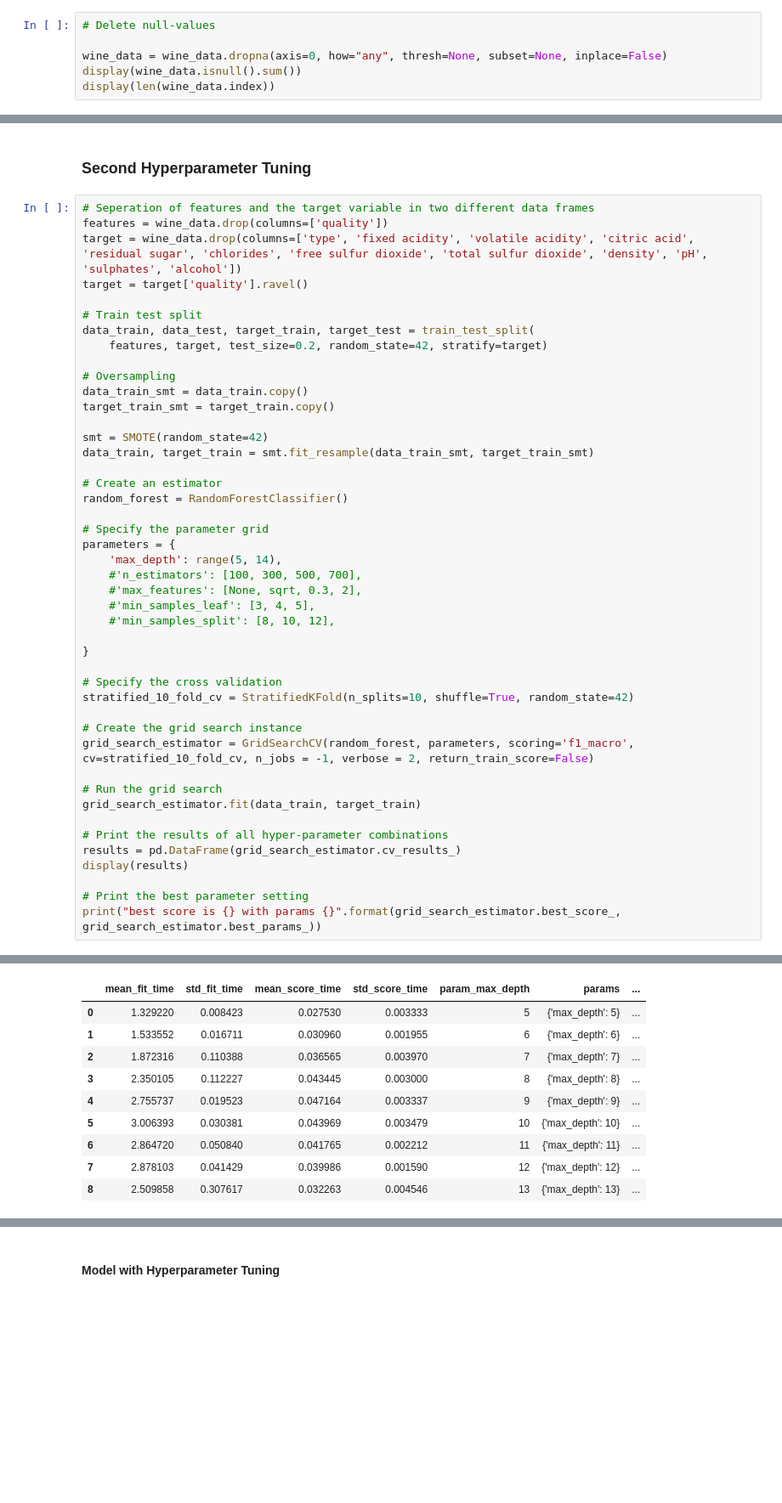
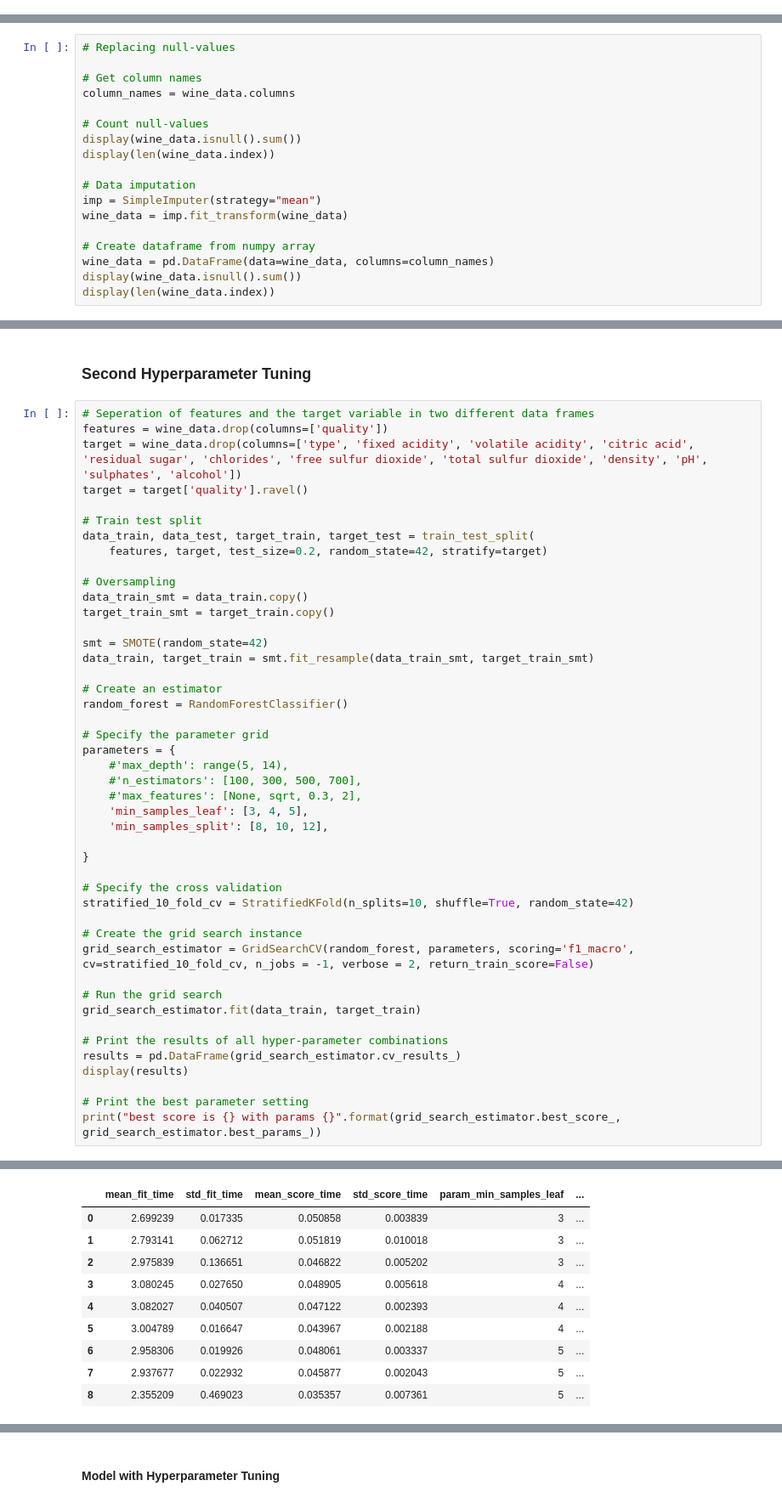
Before and after one commit to schneemax/DataMining---Mineheim, a Jupyter notebook: Code/Random Forest/Wine_Quality_Prediction_rf_preventing_overfitting.ipynb, the cells around one changed output, grey strips where cells are left out. Shown: that part at 85% size. Drawn from its saved outputs; the diff is of its cells as text; blank space fills up the shorter version.

```diff
--- a/Code/Random Forest/Wine_Quality_Prediction_rf_preventing_overfitting.ipynb
+++ b/Code/Random Forest/Wine_Quality_Prediction_rf_preventing_overfitting.ipynb
@@ -252,9 +253,3 @@ display(len(wine_data.index))
 # %% [output]
 6497
 6497
-# %%
-# Delete null-values
-
-wine_data = wine_data.dropna(axis=0, how="any", thresh=None, subset=None, inplace=False)
-display(wine_data.isnull().sum())
-display(len(wine_data.index))
@@ -396,0 +310,18 @@ dtype: int64
+# %%
+# Replacing null-values
+
+# Get column names
+column_names = wine_data.columns
+
+# Count null-values
+display(wine_data.isnull().sum())
+display(len(wine_data.index))
+
+# Data imputation
+imp = SimpleImputer(strategy="mean")
+wine_data = imp.fit_transform(wine_data)
+
+# Create dataframe from numpy array
+wine_data = pd.DataFrame(data=wine_data, columns=column_names)
+display(wine_data.isnull().sum())
+display(len(wine_data.index))
@@ -1198,43 +1156,43 @@ target_train_smt = target_train.copy()
 smt = SMOTE(random_state=42)
 data_train, target_train = smt.fit_resample(data_train_smt, target_train_smt)
 
 # Create an estimator
 random_forest = RandomForestClassifier()
 
 # Specify the parameter grid
 parameters = {
-    'max_depth': range(5, 14),
+    #'max_depth': range(5, 14),
     #'n_estimators': [100, 300, 500, 700],
     #'max_features': [None, sqrt, 0.3, 2],
-    #'min_samples_leaf': [3, 4, 5],
-    #'min_samples_split': [8, 10, 12],
+    'min_samples_leaf': [3, 4, 5],
+    'min_samples_split': [8, 10, 12],
 
 }
 
 # Specify the cross validation
 stratified_10_fold_cv = StratifiedKFold(n_splits=10, shuffle=True, random_state=42)
 
 # Create the grid search instance
 grid_search_estimator = GridSearchCV(random_forest, parameters, scoring='f1_macro', cv=stratified_10_fold_cv, n_jobs = -1, verbose = 2, return_train_score=False)
 
 # Run the grid search
 grid_search_estimator.fit(data_train, target_train)
 
 # Print the results of all hyper-parameter combinations
 results = pd.DataFrame(grid_search_estimator.cv_results_)
 display(results)
 
 # Print the best parameter setting
 print("best score is {} with params {}".format(grid_search_estimator.best_score_, grid_search_estimator.best_params_))
 # %% [output]
 Fitting 10 folds for each of 9 candidates, totalling 90 fits
-|  | mean_fit_time | std_fit_time | mean_score_time | std_score_time | param_max_depth | params | ... |
-| 0 | 1.329220 | 0.008423 | 0.027530 | 0.003333 | 5 | {'max_depth': 5} | ... |
-| 1 | 1.533552 | 0.016711 | 0.030960 | 0.001955 | 6 | {'max_depth': 6} | ... |
-| 2 | 1.872316 | 0.110388 | 0.036565 | 0.003970 | 7 | {'max_depth': 7} | ... |
-| 3 | 2.350105 | 0.112227 | 0.043445 | 0.003000 | 8 | {'max_depth': 8} | ... |
-| 4 | 2.755737 | 0.019523 | 0.047164 | 0.003337 | 9 | {'max_depth': 9} | ... |
-| 5 | 3.006393 | 0.030381 | 0.043969 | 0.003479 | 10 | {'max_depth': 10} | ... |
-| 6 | 2.864720 | 0.050840 | 0.041765 | 0.002212 | 11 | {'max_depth': 11} | ... |
-| 7 | 2.878103 | 0.041429 | 0.039986 | 0.001590 | 12 | {'max_depth': 12} | ... |
-| 8 | 2.509858 | 0.307617 | 0.032263 | 0.004546 | 13 | {'max_depth': 13} | ... |
+|  | mean_fit_time | std_fit_time | mean_score_time | std_score_time | param_min_samples_leaf | ... |
+| 0 | 2.699239 | 0.017335 | 0.050858 | 0.003839 | 3 | ... |
+| 1 | 2.793141 | 0.062712 | 0.051819 | 0.010018 | 3 | ... |
+| 2 | 2.975839 | 0.136651 | 0.046822 | 0.005202 | 3 | ... |
+| 3 | 3.080245 | 0.027650 | 0.048905 | 0.005618 | 4 | ... |
+| 4 | 3.082027 | 0.040507 | 0.047122 | 0.002393 | 4 | ... |
+| 5 | 3.004789 | 0.016647 | 0.043967 | 0.002188 | 4 | ... |
+| 6 | 2.958306 | 0.019926 | 0.048061 | 0.003337 | 5 | ... |
+| 7 | 2.937677 | 0.022932 | 0.045877 | 0.002043 | 5 | ... |
+| 8 | 2.355209 | 0.469023 | 0.035357 | 0.007361 | 5 | ... |
```
Also changed, not shown: parts of 24 cells of this notebook, 1 other file.
